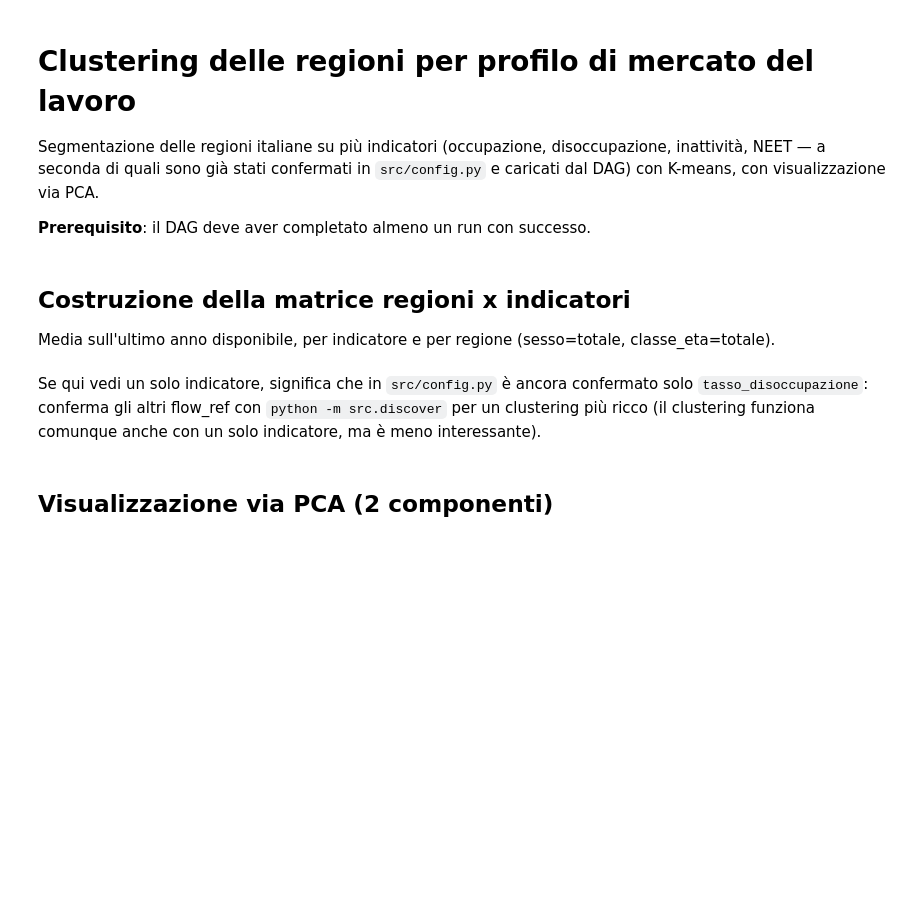
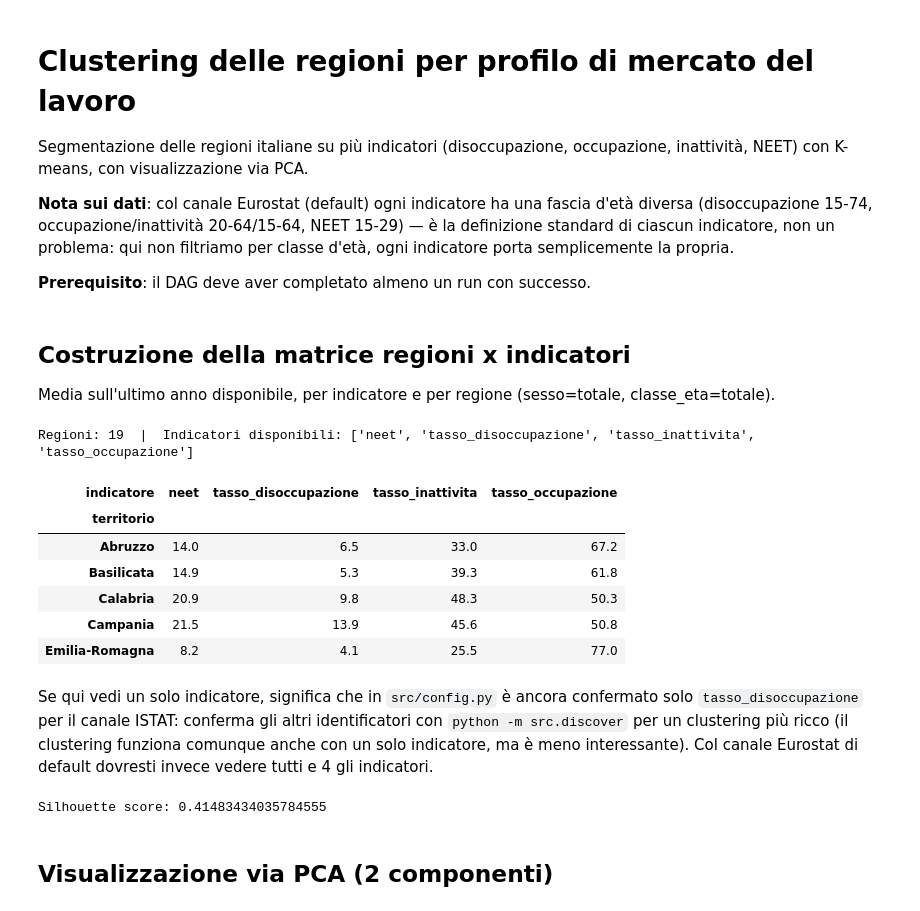
Before and after one commit to MBertold/osservatorio-mercato-lavoro-italiano, a Jupyter notebook: analysis/02_clustering.ipynb, the cells around one changed output. Saved outputs shown, nothing was run; the diff lists cells and outputs as text; code cells hidden in the pictures; blank space fills up the shorter version.

```diff
--- a/analysis/02_clustering.ipynb
+++ b/analysis/02_clustering.ipynb
@@ -1,7 +1,9 @@
 # %% [markdown]
 # Clustering delle regioni per profilo di mercato del lavoro
 
-Segmentazione delle regioni italiane su più indicatori (occupazione, disoccupazione, inattività, NEET — a seconda di quali sono già stati confermati in `src/config.py` e caricati dal DAG) con K-means, con visualizzazione via PCA.
+Segmentazione delle regioni italiane su più indicatori (disoccupazione, occupazione, inattività, NEET) con K-means, con visualizzazione via PCA.
+
+**Nota sui dati**: col canale Eurostat (default) ogni indicatore ha una fascia d'età diversa (disoccupazione 15-74, occupazione/inattività 20-64/15-64, NEET 15-29) — è la definizione standard di ciascun indicatore, non un problema: qui non filtriamo per classe d'età, ogni indicatore porta semplicemente la propria.
 
 **Prerequisito**: il DAG deve aver completato almeno un run con successo.
 # %%
@@ -26,20 +28,29 @@ Media sull'ultimo anno disponibile, per indicatore e per regione (sesso=totale,
 # %%
 fact = pd.read_sql('SELECT * FROM gold.fact_mercato_lavoro', engine)
 dim_territorio = pd.read_sql('SELECT * FROM gold.dim_territorio', engine)
 dim_tempo = pd.read_sql('SELECT * FROM gold.dim_tempo', engine)
 
 df = fact.merge(dim_territorio, on='cod_territorio').merge(dim_tempo, on='periodo')
-df = df[(df['sesso'] == 'totale') & (df['classe_eta'] == 'totale')]
+df = df[df['sesso'].isin(['totale', 'T'])]  # 'totale' (ISTAT) o 'T' (Eurostat) a seconda del canale
 
 ultimo_anno = df['anno'].max()
 recente = df[df['anno'] == ultimo_anno]
 
 matrice = recente.pivot_table(index='territorio', columns='indicatore', values='valore', aggfunc='mean')
 matrice = matrice.dropna()
 print(f'Regioni: {len(matrice)}  |  Indicatori disponibili: {list(matrice.columns)}')
 matrice.head()
+# %% [output]
+Regioni: 19  |  Indicatori disponibili: ['neet', 'tasso_disoccupazione', 'tasso_inattivita', 'tasso_occupazione']
+| indicatore | neet | tasso_disoccupazione | tasso_inattivita | tasso_occupazione |
+| territorio |  |  |  |  |
+| Abruzzo | 14.0 | 6.5 | 33.0 | 67.2 |
+| Basilicata | 14.9 | 5.3 | 39.3 | 61.8 |
+| Calabria | 20.9 | 9.8 | 48.3 | 50.3 |
+| Campania | 21.5 | 13.9 | 45.6 | 50.8 |
+| Emilia-Romagna | 8.2 | 4.1 | 25.5 | 77.0 |
 # %% [markdown]
-Se qui vedi un solo indicatore, significa che in `src/config.py` è ancora confermato solo `tasso_disoccupazione`: conferma gli altri flow_ref con `python -m src.discover` per un clustering più ricco (il clustering funziona comunque anche con un solo indicatore, ma è meno interessante).
+Se qui vedi un solo indicatore, significa che in `src/config.py` è ancora confermato solo `tasso_disoccupazione` per il canale ISTAT: conferma gli altri identificatori con `python -m src.discover` per un clustering più ricco (il clustering funziona comunque anche con un solo indicatore, ma è meno interessante). Col canale Eurostat di default dovresti invece vedere tutti e 4 gli indicatori.
 # %%
 scaler = StandardScaler()
 X = scaler.fit_transform(matrice.values)
@@ -50,6 +61,8 @@ matrice['cluster'] = kmeans.fit_predict(X)
 
 if len(matrice) > K:
     print('Silhouette score:', silhouette_score(X, matrice['cluster']))
+# %% [output]
+Silhouette score: 0.41483434035784555
 # %% [markdown]
 ## Visualizzazione via PCA (2 componenti)
 # %%
```
Also changed, not shown: parts of 2 cells of this notebook, 1 other file.
